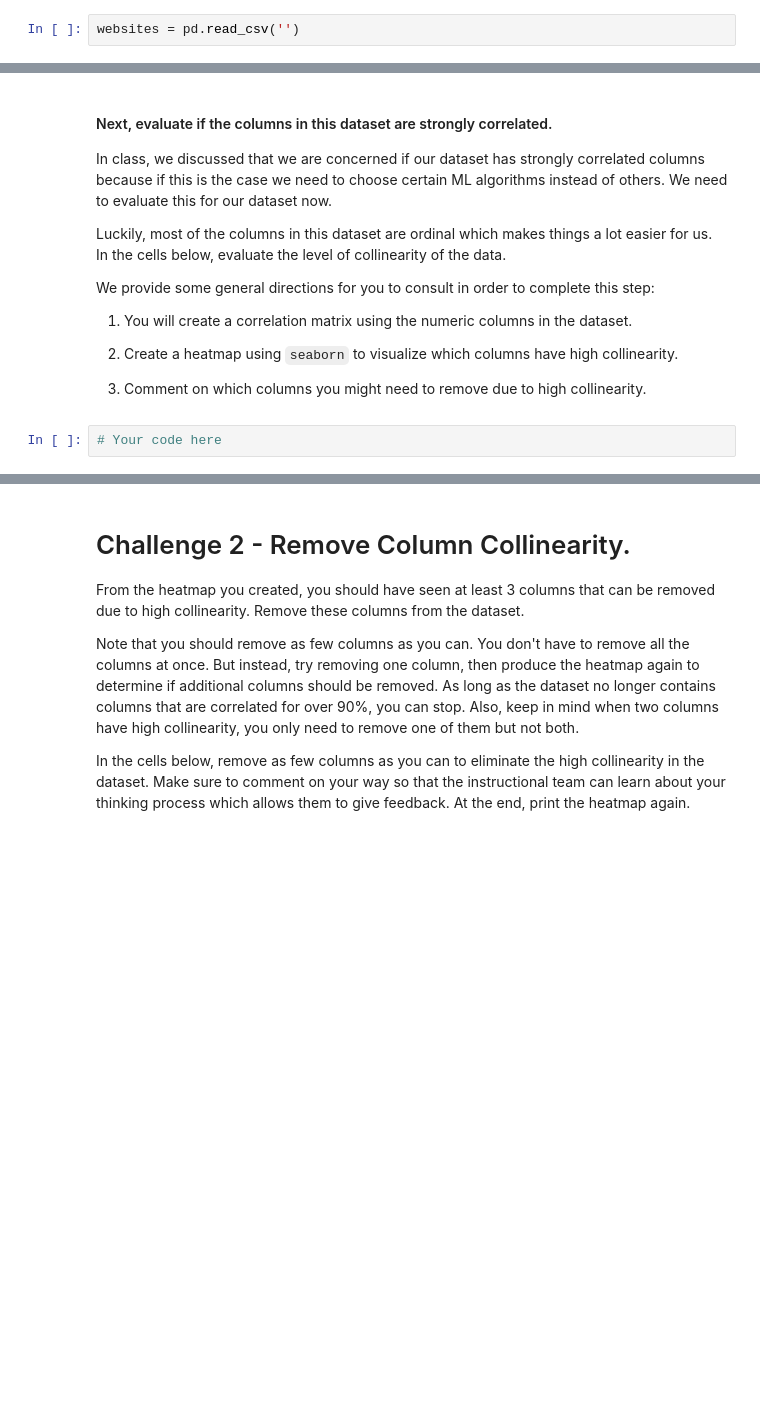
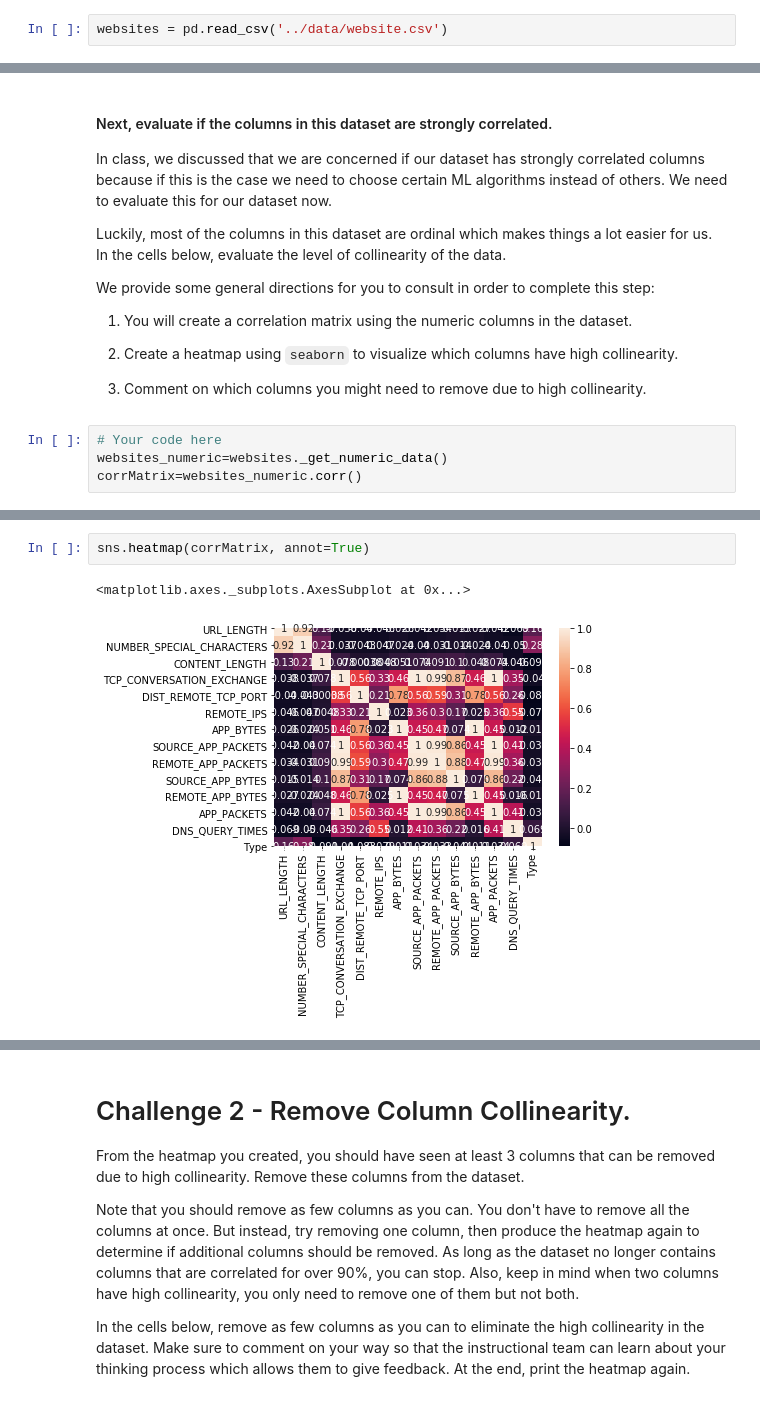
Before and after one commit to paoloironhack/data_analytics062020, a Jupyter notebook: labs/module_3/Supervised-Learning/your-code/main.ipynb, the cells around one changed output, grey strips where cells are left out. Drawn from its saved outputs; the diff is of its cells as text; blank space fills up the shorter version.

```diff
--- a/labs/module_3/Supervised-Learning/your-code/main.ipynb
+++ b/labs/module_3/Supervised-Learning/your-code/main.ipynb
@@ -17,7 +18,7 @@ In this lab, we will explore a dataset that describes websites with different fe
 
 Let's start by exploring the dataset. First load the dataset from [here](https://drive.google.com/file/d/18LRRR60T-7NbUeZPCSI1crjo8O3LeGhc/view?usp=sharing), place it in the data folder and load it in variable `websites`
 # %%
-websites = pd.read_csv('')
+websites = pd.read_csv('../data/website.csv')
 # %% [markdown]
 #### Explore the data from an bird's-eye view.
 
@@ -52,3 +85,5 @@ We provide some general directions for you to consult in order to complete this
 1. Comment on which columns you might need to remove due to high collinearity.
 # %%
 # Your code here
+websites_numeric=websites._get_numeric_data()
+corrMatrix=websites_numeric.corr()
@@ -56,0 +108,5 @@ We provide some general directions for you to consult in order to complete this
+# %%
+sns.heatmap(corrMatrix, annot=True)
+# %% [output]
+<matplotlib.axes._subplots.AxesSubplot at 0x...>
+[figure, added]
```
Also changed, not shown: parts of 51 cells of this notebook.
